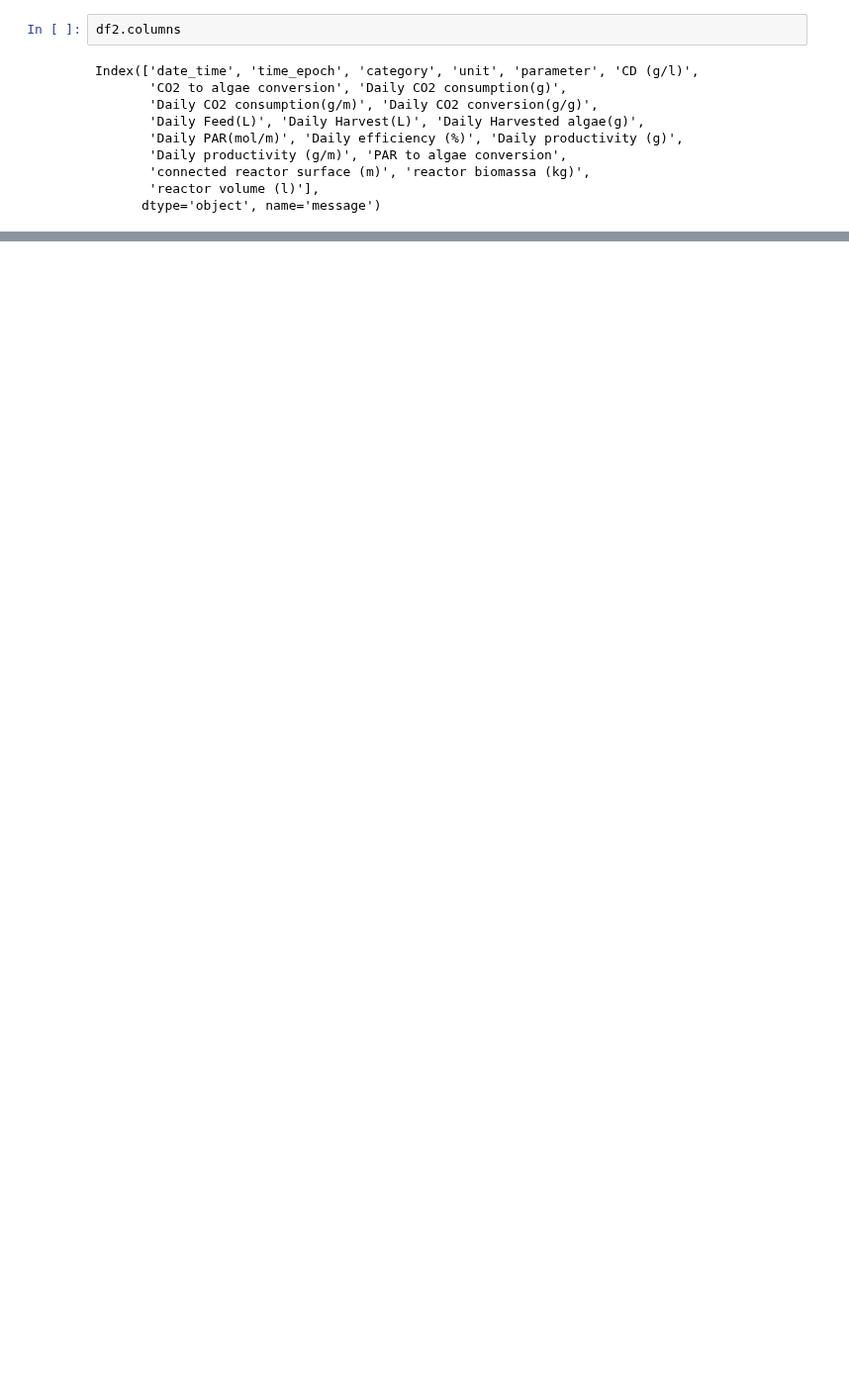
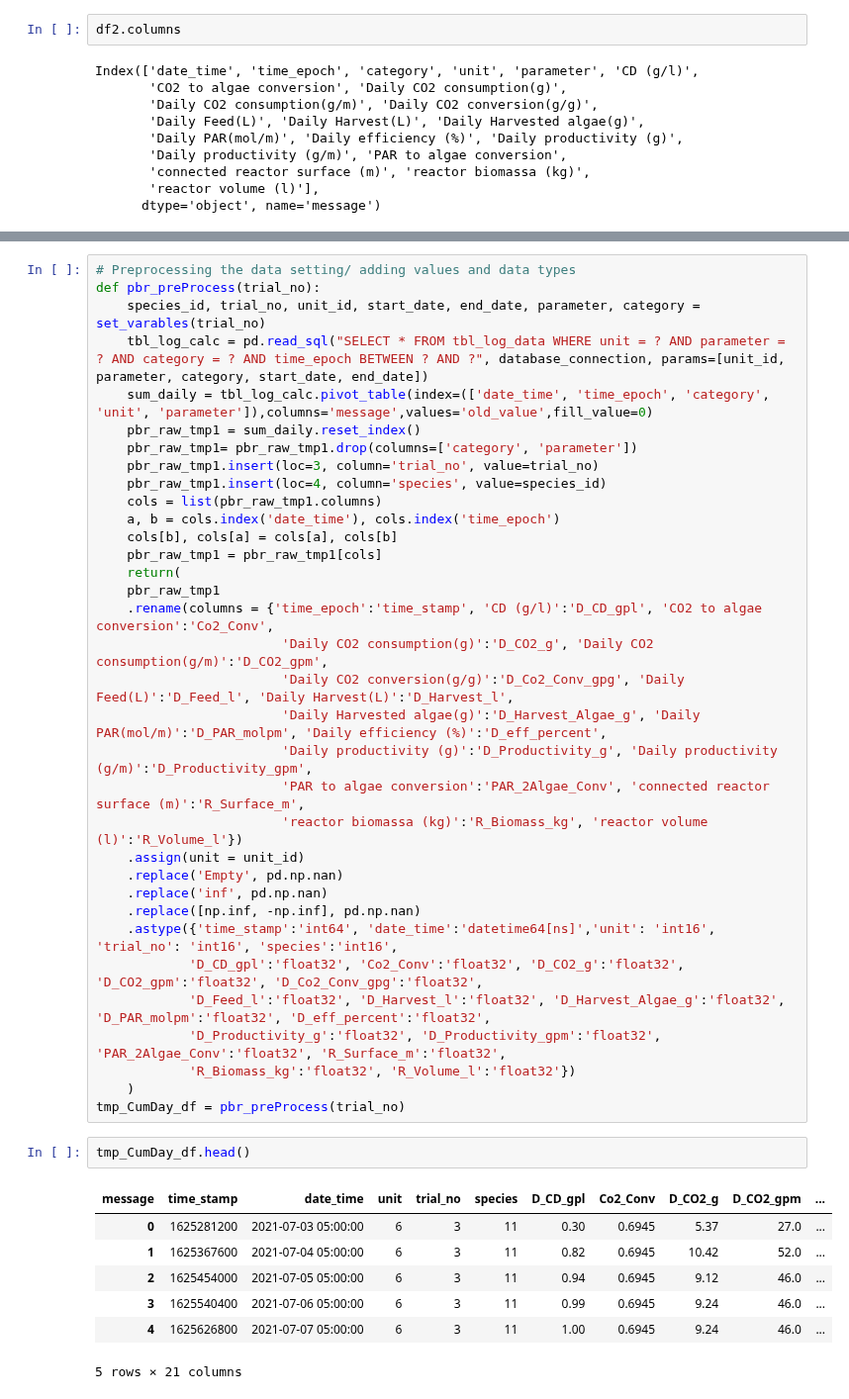
Before and after one commit to janakishyama/ESR_10, a Jupyter notebook: WP1/data_cleaning_DBexport/_3_cumulativeDay/1_sumDAY_preprocessing.ipynb, the cells around one changed output, grey strips where cells are left out. Shown at 99% size. Drawn from its saved outputs; the diff is of its cells as text; blank space fills up the shorter version.

```diff
--- a/WP1/data_cleaning_DBexport/_3_cumulativeDay/1_sumDAY_preprocessing.ipynb
+++ b/WP1/data_cleaning_DBexport/_3_cumulativeDay/1_sumDAY_preprocessing.ipynb
@@ -180,0 +264,44 @@ reactor volume (l)          : R_Volume_l
+# %%
+# Preprocessing the data setting/ adding values and data types
+def pbr_preProcess(trial_no):
+    species_id, trial_no, unit_id, start_date, end_date, parameter, category = set_varables(trial_no)
+    tbl_log_calc = pd.read_sql("SELECT * FROM tbl_log_data WHERE unit = ? AND parameter = ? AND category = ? AND time_epoch BETWEEN ? AND ?", database_connection, params=[unit_id, parameter, category, start_date, end_date])
+    sum_daily = tbl_log_calc.pivot_table(index=(['date_time', 'time_epoch', 'category', 'unit', 'parameter']),columns='message',values='old_value',fill_value=0)
+    pbr_raw_tmp1 = sum_daily.reset_index()
+    pbr_raw_tmp1= pbr_raw_tmp1.drop(columns=['category', 'parameter'])
+    pbr_raw_tmp1.insert(loc=3, column='trial_no', value=trial_no)
+    pbr_raw_tmp1.insert(loc=4, column='species', value=species_id)
+    cols = list(pbr_raw_tmp1.columns)
+    a, b = cols.index('date_time'), cols.index('time_epoch')
+    cols[b], cols[a] = cols[a], cols[b]
+    pbr_raw_tmp1 = pbr_raw_tmp1[cols]
+    return(
+    pbr_raw_tmp1
+    .rename(columns = {'time_epoch':'time_stamp', 'CD (g/l)':'D_CD_gpl', 'CO2 to algae conversion':'Co2_Conv',
+                        'Daily CO2 consumption(g)':'D_CO2_g', 'Daily CO2 consumption(g/m)':'D_CO2_gpm',
+                        'Daily CO2 conversion(g/g)':'D_Co2_Conv_gpg', 'Daily Feed(L)':'D_Feed_l', 'Daily Harvest(L)':'D_Harvest_l',
+                        'Daily Harvested algae(g)':'D_Harvest_Algae_g', 'Daily PAR(mol/m)':'D_PAR_molpm', 'Daily efficiency (%)':'D_eff_percent',
+                        'Daily productivity (g)':'D_Productivity_g', 'Daily productivity (g/m)':'D_Productivity_gpm',
+                        'PAR to algae conversion':'PAR_2Algae_Conv', 'connected reactor surface (m)':'R_Surface_m',
+                        'reactor biomassa (kg)':'R_Biomass_kg', 'reactor volume (l)':'R_Volume_l'})
+    .assign(unit = unit_id)
+    .replace('Empty', pd.np.nan)
+    .replace('inf', pd.np.nan)
+    .replace([np.inf, -np.inf], pd.np.nan)
+    .astype({'time_stamp':'int64', 'date_time':'datetime64[ns]','unit': 'int16', 'trial_no': 'int16', 'species':'int16',
+            'D_CD_gpl':'float32', 'Co2_Conv':'float32', 'D_CO2_g':'float32', 'D_CO2_gpm':'float32', 'D_Co2_Conv_gpg':'float32',
+            'D_Feed_l':'float32', 'D_Harvest_l':'float32', 'D_Harvest_Algae_g':'float32', 'D_PAR_molpm':'float32', 'D_eff_percent':'float32',
+            'D_Productivity_g':'float32', 'D_Productivity_gpm':'float32', 'PAR_2Algae_Conv':'float32', 'R_Surface_m':'float32',
+            'R_Biomass_kg':'float32', 'R_Volume_l':'float32'})
+    )
+tmp_CumDay_df = pbr_preProcess(trial_no)
+# %%
+tmp_CumDay_df.head()
+# %% [output]
+| message | time_stamp | date_time | unit | trial_no | species | D_CD_gpl | Co2_Conv | D_CO2_g | D_CO2_gpm | ... |
+| 0 | 1625281200 | 2021-07-03 05:00:00 | 6 | 3 | 11 | 0.30 | 0.6945 | 5.37 | 27.0 | ... |
+| 1 | 1625367600 | 2021-07-04 05:00:00 | 6 | 3 | 11 | 0.82 | 0.6945 | 10.42 | 52.0 | ... |
+| 2 | 1625454000 | 2021-07-05 05:00:00 | 6 | 3 | 11 | 0.94 | 0.6945 | 9.12 | 46.0 | ... |
+| 3 | 1625540400 | 2021-07-06 05:00:00 | 6 | 3 | 11 | 0.99 | 0.6945 | 9.24 | 46.0 | ... |
+| 4 | 1625626800 | 2021-07-07 05:00:00 | 6 | 3 | 11 | 1.00 | 0.6945 | 9.24 | 46.0 | ... |
+5 rows × 21 columns
```
Also changed, not shown: parts of 11 cells of this notebook, 4 other files.
